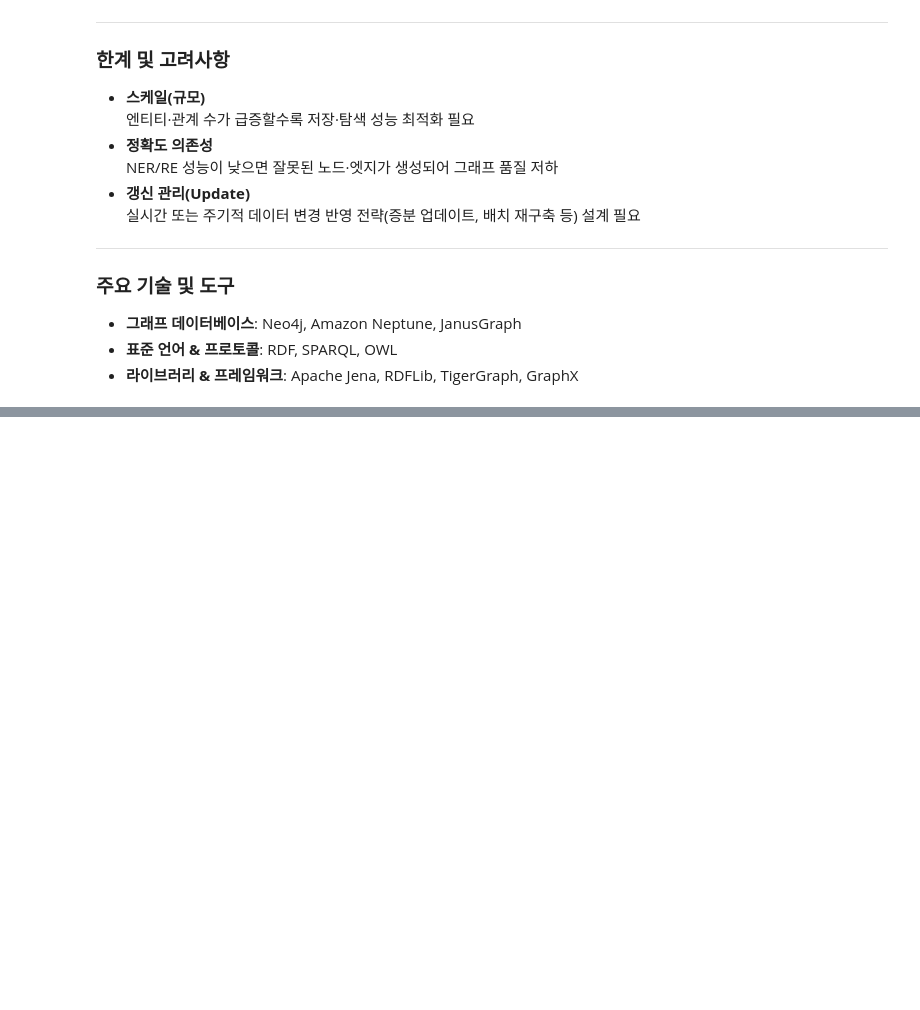
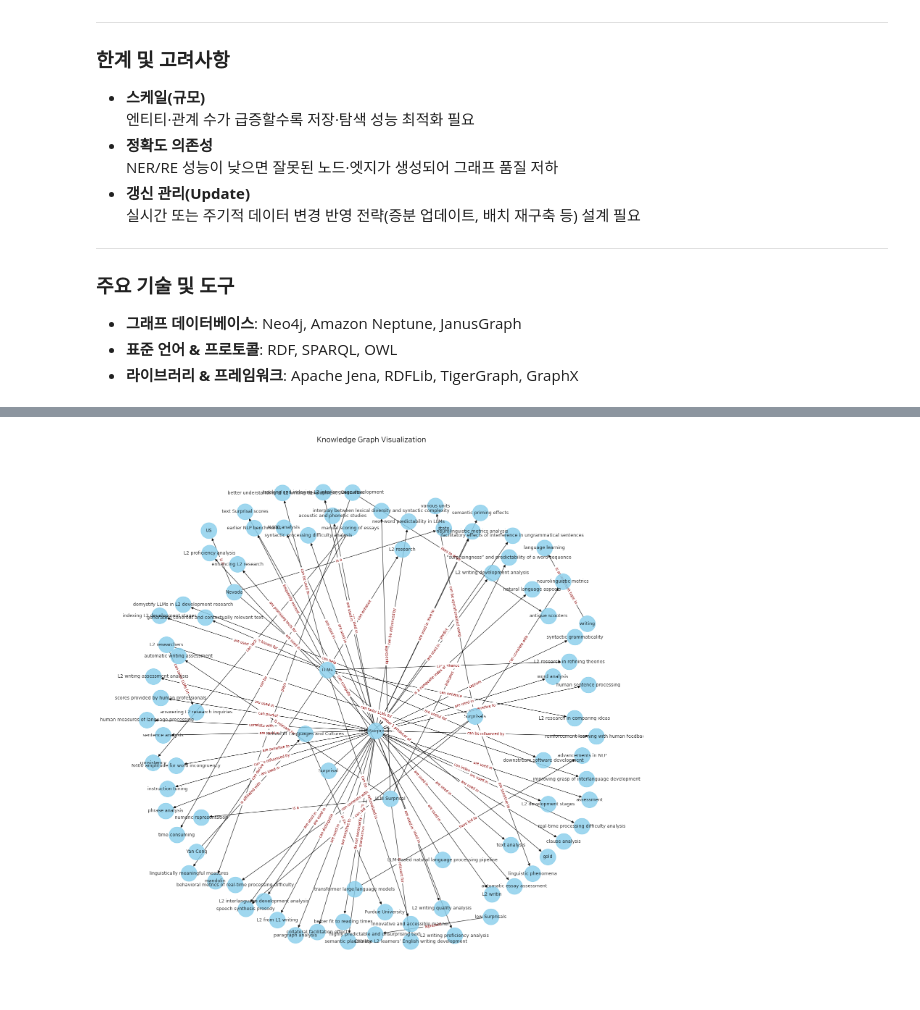
Before and after one commit to ai4stem/llm_api, a Jupyter notebook: 03-03 graph rag.ipynb, the cells around one changed output, grey strips where cells are left out. Cells and saved outputs as stored; diff of their text form; code cells hidden in the pictures; blank space fills up the shorter version.

```diff
--- a/03-03 graph rag.ipynb
+++ b/03-03 graph rag.ipynb
@@ -219,0 +291,77 @@ Answer: I don't know.
+# %%
+import networkx as nx
+import matplotlib.pyplot as plt
+import matplotlib.font_manager as fm
+
+# 한글 폰트 설정 (선택 사항, 시스템에 폰트가 설치되어 있어야 함)
+# 사용 가능한 한글 폰트가 있는지 확인하고 설정합니다.
+# 예: 'NanumGothic', 'Malgun Gothic' 등
+try:
+    # 사용 가능한 폰트 중 한글 지원 폰트 찾기 (예시)
+    font_path = None
+    for font in fm.fontManager.ttflist:
+        if 'Nanum' in font.name or 'AppleGothic' in font.name or 'Malgun' in font.name: # macOS는 AppleGothic, Windows는 Malgun Gothic
+            font_path = font.fname
+            break
+    if font_path:
+        font_name = fm.FontProperties(fname=font_path).get_name()
+        plt.rc('font', family=font_name)
+        plt.rcParams['axes.unicode_minus'] = False # 마이너스 부호 깨짐 방지
+        print(f"한글 폰트 설정: {font_name}")
+    else:
+        print("적절한 한글 폰트를 찾지 못했습니다. 영문으로 표시될 수 있습니다.")
+except Exception as e:
+    print(f"폰트 설정 중 오류: {e}")
+
+
+# nx_graph 변수가 위에서 정의된 실제 networkx 그래프 객체라고 가정
+
+if nx_graph and nx_graph.number_of_nodes() > 0:
+    if nx_graph.number_of_nodes() < 100: # 노드가 100개 미만일 때만 시도 (너무 많으면 복잡)
+        plt.figure(figsize=(15, 15))
+
+        # 레이아웃 알고리즘 선택 (spring_layout, circular_layout, kamada_kawai_layout 등)
+        pos = nx.spring_layout(nx_graph, k=0.8, iterations=30, seed=42) # k는 노드 간 간격, iterations는 안정화 반복 횟수
+
+        nx.draw(nx_graph, pos,
+                with_labels=True,       # 노드에 라벨 표시
+                node_size=1000,         # 노드 크기
+                node_color="skyblue",   # 노드 색상
+                font_size=9,            # 라벨 폰트 크기
+                width=1.0,              # 엣지 두께
+                alpha=0.8)              # 투명도
+
+        # 엣지 라벨(관계) 표시
+        edge_labels = {}
+        for u, v, data in nx_graph.edges(data=True):
+            relation = data.get('relation', data.get('type', 'unknown'))
+            if isinstance(relation, list): # 관계가 리스트 형태일 경우 문자열로 변환
+                relation = ", ".join(map(str,relation))
+            edge_labels[(u, v)] = str(relation) # 관계를 문자열로 변환
+
+        nx.draw_networkx_edge_labels(nx_graph, pos,
+                                     edge_labels=edge_labels,
+                                     font_size=7,
+                                     font_color='darkred')
+
+        plt.title("Knowledge Graph Visualization", fontsize=15)
+        try:
+            plt.savefig("knowledge_graph_visualization.png")
+            print("\n그래프 시각화 이미지가 'knowledge_graph_visualization.png'로 저장되었습니다.")
+            # plt.show() # Jupyter Notebook 등에서 바로 보려면 주석 해제
+        except ImportError:
+             print("\nMatplotlib이 설치되지 않았습니다. 'pip install matplotlib'로 설치해주세요.")
+        except Exception as e:
+            print(f"\n그래프 이미지 저장 중 오류: {e}")
+            print("Matplotlib이 설치되어 있는지, 한글 폰트 경로가 올바른지 확인해주세요.")
+    else:
+        print(f"\n그래프의 노드 수가 {nx_graph.number_of_nodes()}개로 너무 많아 직접 시각화는 생략합니다.")
+        print("대규모 그래프는 Gephi와 같은 전문 시각화 도구를 사용하거나,")
+        print("그래프를 GEXF 또는 GraphML 파일로 내보내서 분석하는 것을 권장합니다.")
+        # 예: nx.write_gexf(nx_graph, "my_knowledge_graph.gexf")
+
+elif nx_graph and nx_graph.number_of_nodes() == 0:
+    print("\n그래프에 노드가 없어 시각화할 수 없습니다.")
+else:
+    print("\nNetworkX 그래프 객체를 찾을 수 없어 시각화할 수 없습니다.")
+# %% [output]
@@ -219,0 +371 @@ Answer: I don't know.
+[figure, added]
```
Also changed, not shown: parts of 4 cells of this notebook, 8 other files.
